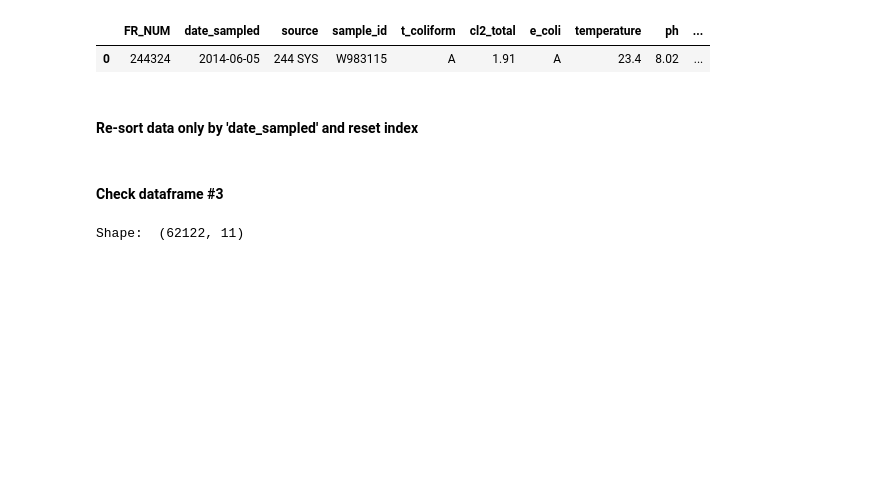
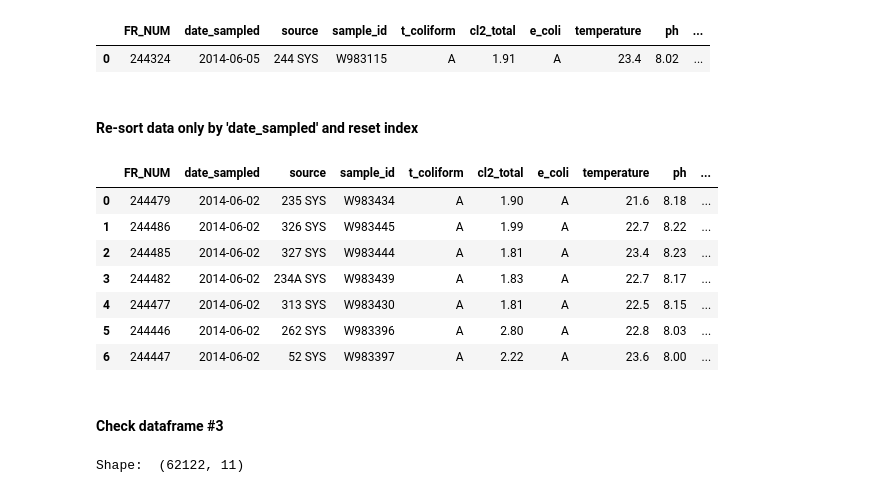
Before and after one commit to Oscar-Gil-Data/Monitoring-of-Indicator-Bacteria-in-Drinking-Water, a Jupyter notebook: Data SD - Monitoring of Indicator Bacteria in Drinking Water.ipynb, the cells around one changed output. Cells and saved outputs as stored; diff of their text form; code cells hidden in the pictures; blank space fills up the shorter version.

```diff
--- a/Data SD - Monitoring of Indicator Bacteria in Drinking Water.ipynb
+++ b/Data SD - Monitoring of Indicator Bacteria in Drinking Water.ipynb
@@ -219,6 +231,8 @@ df[(df.FR_NUM == 397686) == True]
 df['ph_cat'] = np.where(df.ph == 7, 'Neutral=7',
                  np.where(df.ph < 7, 'Acidity<7',
                    np.where(df.ph > 7, 'Basic>7', 'Missing')))
+# %%
+df.date_sampled = np.where(df.date_sampled == '2023-03-45', '2023-03-01', df.date_sampled)
 # %% [markdown]
 ##### Validate 'date' field(s) that are set to 'object' type
 # %%
@@ -320,6 +334,17 @@ df[(df.sample_id == min_sample_id) == True]
 #### Re-sort data only by 'date_sampled' and reset index
 # %%
 df = df.sort_values(by=['date_sampled'], ascending=True).reset_index(drop=True)
+# %%
+df.head(7)
+# %% [output]
+|  | FR_NUM | date_sampled | source | sample_id | t_coliform | cl2_total | e_coli | temperature | ph | ... |
+| 0 | 244479 | 2014-06-02 | 235 SYS | W983434 | A | 1.90 | A | 21.6 | 8.18 | ... |
+| 1 | 244486 | 2014-06-02 | 326 SYS | W983445 | A | 1.99 | A | 22.7 | 8.22 | ... |
+| 2 | 244485 | 2014-06-02 | 327 SYS | W983444 | A | 1.81 | A | 23.4 | 8.23 | ... |
+| 3 | 244482 | 2014-06-02 | 234A SYS | W983439 | A | 1.83 | A | 22.7 | 8.17 | ... |
+| 4 | 244477 | 2014-06-02 | 313 SYS | W983430 | A | 1.81 | A | 22.5 | 8.15 | ... |
+| 5 | 244446 | 2014-06-02 | 262 SYS | W983396 | A | 2.80 | A | 22.8 | 8.03 | ... |
+| 6 | 244447 | 2014-06-02 | 52 SYS | W983397 | A | 2.22 | A | 23.6 | 8.00 | ... |
 # %% [markdown]
 #### Check dataframe #3
 # %%
```
Also changed, not shown: parts of 25 cells of this notebook.
